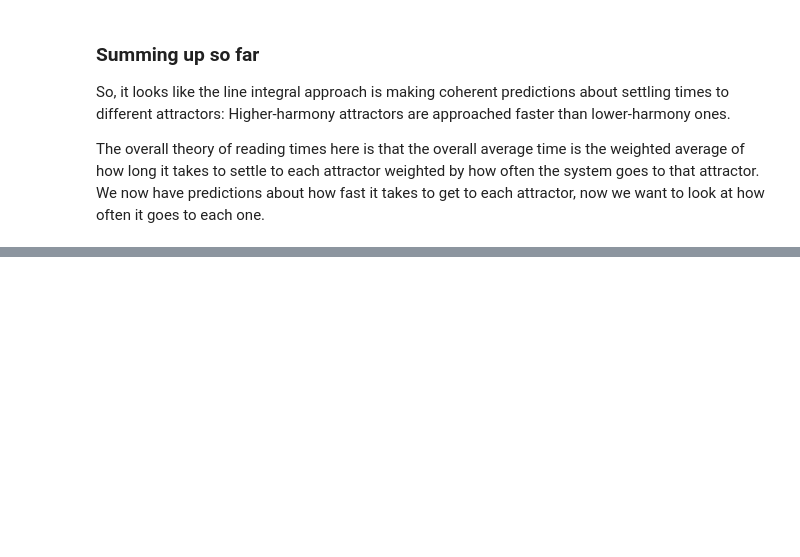
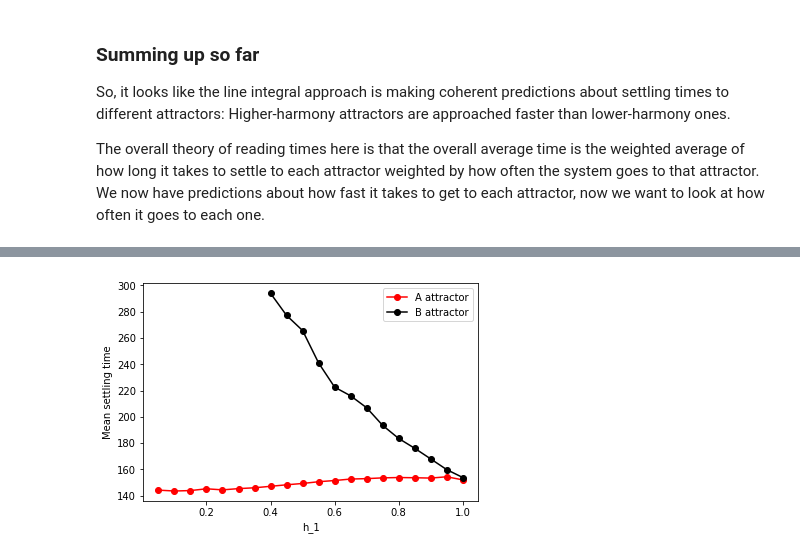
Before and after one commit to garrett-m-smith/SOParser, a Jupyter notebook: Testing/ICCM00.ipynb, the cells around one changed output, grey strips where cells are left out. Drawn from its saved outputs; the diff is of its cells as text; code cells hidden in the pictures; blank space fills up the shorter version.

```diff
--- a/Testing/ICCM00.ipynb
+++ b/Testing/ICCM00.ipynb
@@ -134,0 +324,12 @@ The overall theory of reading times here is that the overall average time is the
+# %%
+# Looking at the settling times by attractor chosen and h1
+rts = data.groupby(['Attractor', 'Harmony1']).describe().iloc[:, 1]
+#print(rts.xs('B'))
+plt.plot(hvals[::-1], rts.xs('A'), 'r-o', label='A attractor')
+plt.plot(hvals[0:13,][::-1], rts.xs('B'), 'k-o', label='B attractor')
+plt.ylabel('Mean settling time')
+plt.xlabel('h_1')
+plt.legend()
+plt.show()
+# %% [output]
+[figure, added]
```
Also changed, not shown: parts of 11 cells of this notebook.
